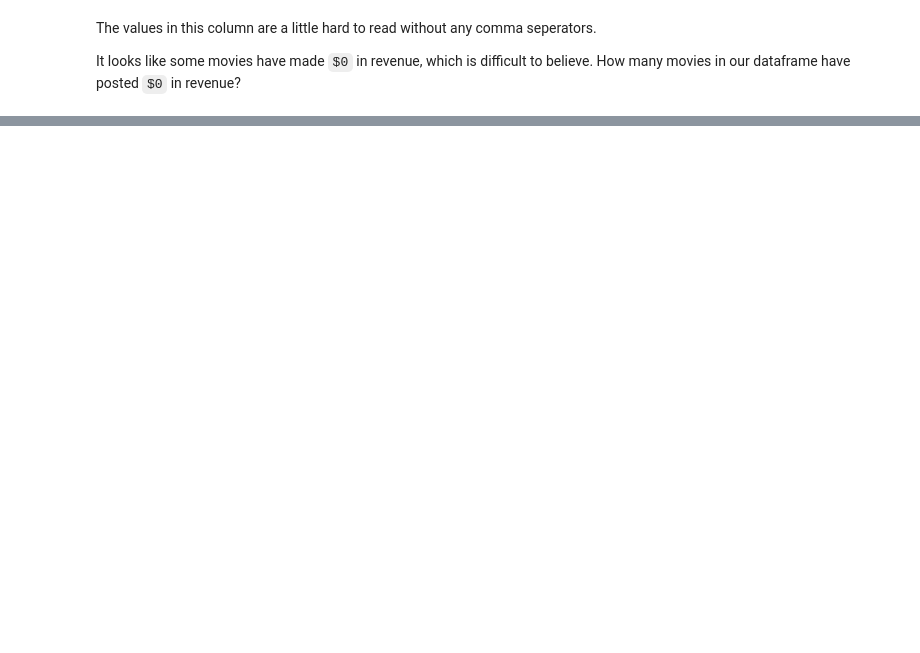
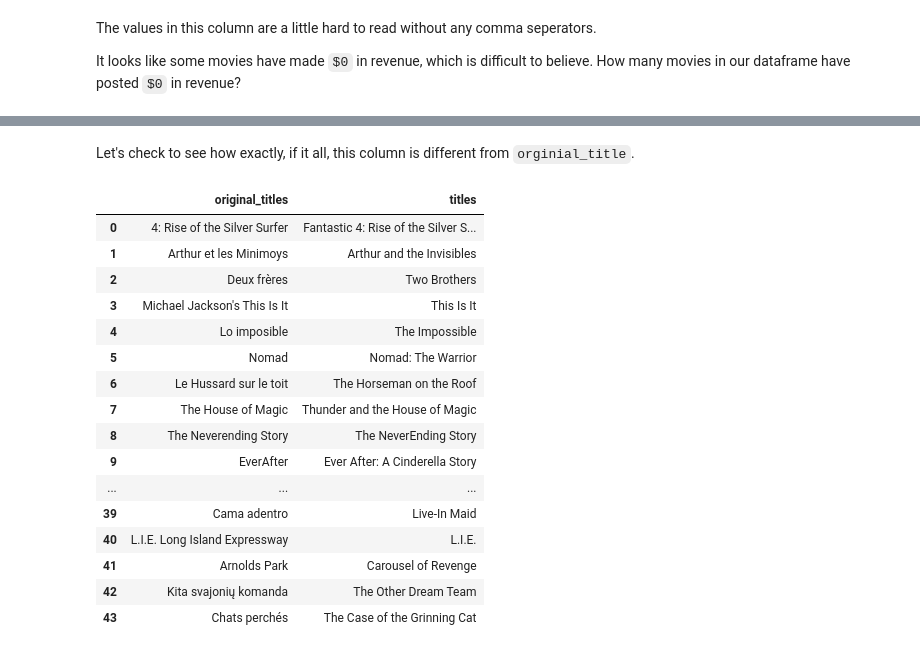
Before and after one commit to mike-laccavole/movie-recommendation-engine, a Jupyter notebook: notebooks/Movies.ipynb, the cells around one changed output, grey strips where cells are left out. Cells and saved outputs as stored; diff of their text form; code cells hidden in the pictures; blank space fills up the shorter version.

```diff
--- a/notebooks/Movies.ipynb
+++ b/notebooks/Movies.ipynb
@@ -874,0 +1065,56 @@ It worked! All movies with a revenue of `0 dollars` has now been replaced with t
+# %% [markdown]
+Let's check to see how exactly, if it all, this column is different from `orginial_title`.
+# %%
+# Define a function to look for differences in 'original_title' and 'title'
+def check_title_differences(df):
+
+    # Create an empty dataframe
+    title_differences = pd.DataFrame()
+
+    # Create an empty list called 'original titles'
+    original_titles = []
+
+    # Create an empty list called 'titles'
+    titles = []
+
+    # Start for loop to go through the entire dataframe
+    for i in range(0, len(df.index)):
+
+        # If statement: if 'original title' and 'title' are unequal values
+        if df.index[i] != df.iloc[i]['title']:
+
+            # Add unequal original title to appropriate list
+            original_titles.append(df.index[i])
+
+            # Add unequal title to appropriate list
+            titles.append(df.iloc[i]['title'])
+
+    # Create 'original titles' column in new dataframe with newly created list
+    title_differences['original_titles'] = original_titles
+
+    # Create 'titles' column in new dataframe with newly created list
+    title_differences['titles'] = titles
+
+    # Return new dataframe
+    return title_differences
+# %%
+# Call function on 'movies' dataframe
+check_title_differences(movies)
+# %% [output]
+|  | original_titles | titles |
+| 0 | 4: Rise of the Silver Surfer | Fantastic 4: Rise of the Silver S... |
+| 1 | Arthur et les Minimoys | Arthur and the Invisibles |
+| 2 | Deux frères | Two Brothers |
+| 3 | Michael Jackson's This Is It | This Is It |
+| 4 | Lo imposible | The Impossible |
+| 5 | Nomad | Nomad: The Warrior |
+| 6 | Le Hussard sur le toit | The Horseman on the Roof |
+| 7 | The House of Magic | Thunder and the House of Magic |
+| 8 | The Neverending Story | The NeverEnding Story |
+| 9 | EverAfter | Ever After: A Cinderella Story |
+| ... | ... | ... |
+| 39 | Cama adentro | Live-In Maid |
+| 40 | L.I.E. Long Island Expressway | L.I.E. |
+| 41 | Arnolds Park | Carousel of Revenge |
+| 42 | Kita svajonių komanda | The Other Dream Team |
+| 43 | Chats perchés | The Case of the Grinning Cat |
```
Also changed, not shown: parts of 46 cells of this notebook.
